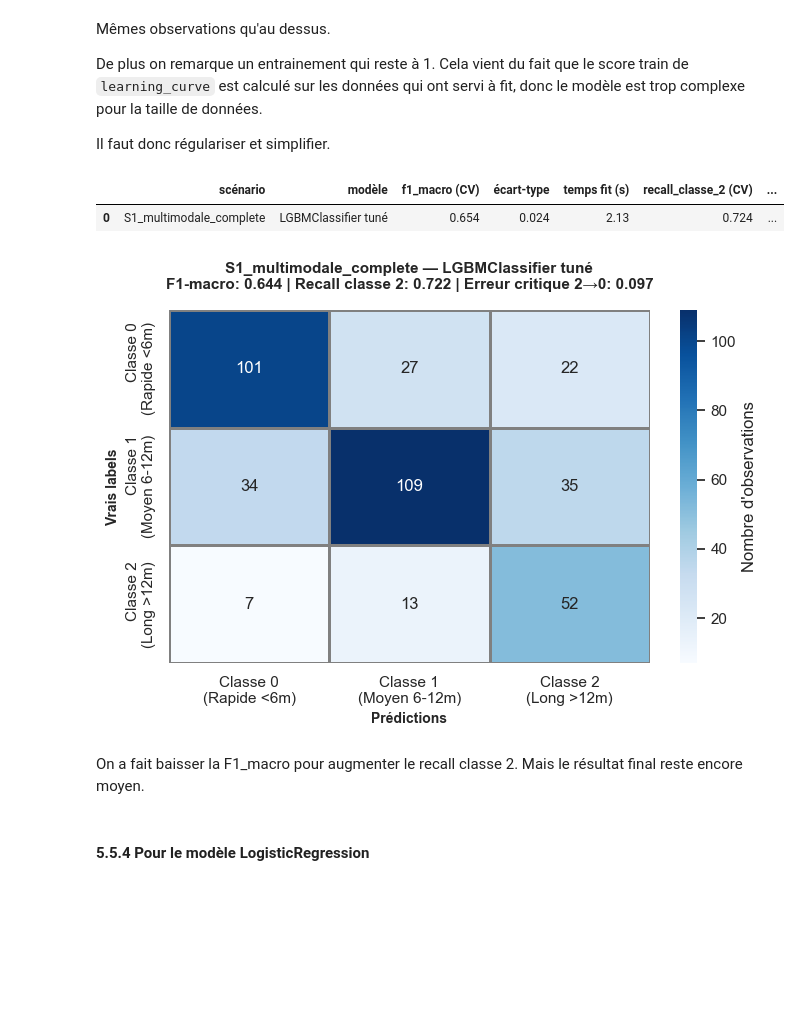
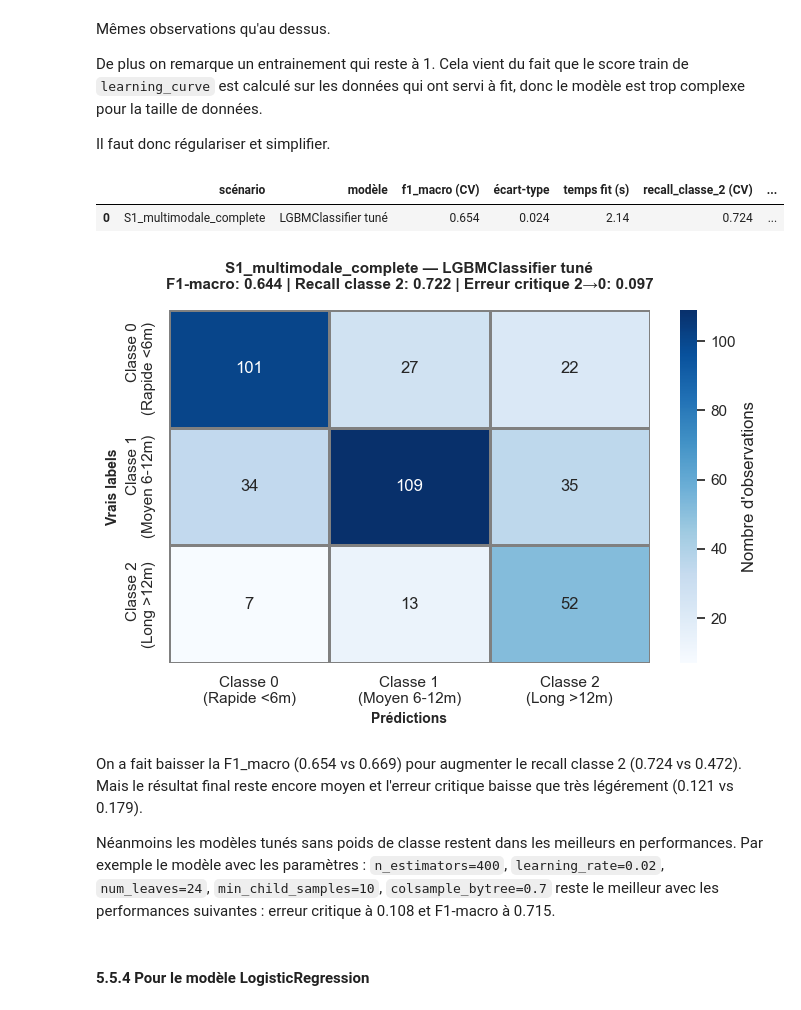
Before and after one commit to rbatos/Cas_usage_certif, a Jupyter notebook: notebooks/matrice-notebook-romain.ipynb, the cells around one changed output. Saved outputs shown, nothing was run; the diff lists cells and outputs as text; code cells hidden in the pictures; blank space fills up the shorter version.

```diff
--- a/notebooks/matrice-notebook-romain.ipynb
+++ b/notebooks/matrice-notebook-romain.ipynb
@@ -1563,13 +1555,13 @@ X_tr, X_val, y_tr, y_val = train_test_split(
 )
 
 # 2) Poids de classes + focus classe 2
-class_weights = {
+class_weights_rfc = {
     0: 1.0,   # Classe 0 : poids normal
     1: 1.0,   # Classe 1 : poids normal
     2: 3.0    # Classe 2 : poids 3x supérieur (à ajuster)
 }
 
-sample_weight_train = y_tr.map(class_weights).astype(float).values
+sample_weight_train = y_tr.map(class_weights_rfc).astype(float).values
 
 # Hyperparamètres réglés pour limiter le surapprentissage et mieux capter la classe 2.
 rfc_modele = RandomForestClassifier(
@@ -1582,7 +1574,7 @@ rfc_modele = RandomForestClassifier(
     bootstrap=True,             # Gardé à True (meilleure généralisation)
     random_state=RANDOM_STATE,
     n_jobs=-1,                  # Utilise tous les cœurs CPU
-    class_weight=class_weights  # Poids personnalisés
+    class_weight=class_weights_rfc  # Poids personnalisés
 )
 
 pipe_rfc = Pipeline([
@@ -1795,13 +1787,13 @@ X_tr, X_val, y_tr, y_val = train_test_split(
 )
 
 # 2) Poids de classes + focus classe 2
-class_weights = {
+class_weights_lgbm = {
     0: 1.0,   # Classe 0 : poids normal
     1: 1.0,   # Classe 1 : poids normal
     2: 3.0    # Classe 2 : poids 3x supérieur (à ajuster)
 }
 
-sample_weight_train = y_tr.map(class_weights).astype(float).values
+sample_weight_train = y_tr.map(class_weights_lgbm).astype(float).values
 
 # Hyperparamètres réglés pour limiter le surapprentissage et mieux capter la classe 2.
 modele_lgbm = LGBMClassifier(
@@ -1816,7 +1808,7 @@ modele_lgbm = LGBMClassifier(
     colsample_bytree=0.6,       # Sous-échantillonnage des colonnes (utile avec one-hot + tf-idf).
     reg_alpha=0.2,              # Régularisation L1 pour favoriser un modèle plus parcimonieux.
     reg_lambda=1.5,             # Régularisation L2 pour stabiliser les poids et lisser les décisions.
-    class_weight=class_weights,      # Surpondère la classe 2 pour réduire les faux négatifs critiques 2->0.
+    class_weight=class_weights_lgbm,      # Surpondère la classe 2 pour réduire les faux négatifs critiques 2->0.
     random_state=RANDOM_STATE,  # Rend les résultats reproductibles entre exécutions.
     n_jobs=-1,                  # Utilise tous les coeurs CPU disponibles pour accélérer le fit.
     verbosity=-1,               # Réduit les logs LightGBM pour garder une sortie notebook propre.
@@ -1867,37 +1859,40 @@ y_pred = pipe_lgbm.predict(X_val)
 conf_matrix = confusion_matrix(y_val, y_pred)
 
 # Affichage de la matrice
 fig, ax = plt.subplots(figsize=(7, 5))
 sns.heatmap(
     conf_matrix,
     annot=True,
     fmt="d",
     cmap="Blues",
     xticklabels=["Classe 0\n(Rapide <6m)", "Classe 1\n(Moyen 6-12m)", "Classe 2\n(Long >12m)"],
     yticklabels=["Classe 0\n(Rapide <6m)", "Classe 1\n(Moyen 6-12m)", "Classe 2\n(Long >12m)"],
     cbar_kws={"label": "Nombre d'observations"},
     ax=ax,
     linewidths=1,
     linecolor="gray"
 )
 ax.set_title(
     f"{'S1_multimodale_complete'} — {'LGBMClassifier tuné'}\nF1-macro: {f1_score(y_val, y_pred, average='macro'):.3f} | "
     f"Recall classe 2: {recall_class_2(y_val, y_pred):.3f} | "
     f"Erreur critique 2→0: {critical_error_2_to_0(y_val, y_pred):.3f}",
     fontsize=11,
     weight="bold",
     pad=15
 )
 ax.set_ylabel("Vrais labels", fontsize=10, weight="bold")
 ax.set_xlabel("Prédictions", fontsize=10, weight="bold")
 plt.tight_layout()
 plt.show()
 # %% [output]
 |  | scénario | modèle | f1_macro (CV) | écart-type | temps fit (s) | recall_classe_2 (CV) | ... |
-| 0 | S1_multimodale_complete | LGBMClassifier tuné | 0.654 | 0.024 | 2.13 | 0.724 | ... |
+| 0 | S1_multimodale_complete | LGBMClassifier tuné | 0.654 | 0.024 | 2.14 | 0.724 | ... |
 [figure]
 # %% [markdown]
-On a fait baisser la F1_macro pour augmenter le recall classe 2. Mais le résultat final reste encore moyen.
+On a fait baisser la F1_macro (0.654 vs 0.669) pour augmenter le recall classe 2 (0.724 vs 0.472). Mais le résultat final reste encore moyen et l'erreur critique baisse que très légérement (0.121 vs 0.179).
+
+Néanmoins les modèles tunés sans poids de classe restent dans les meilleurs en performances.
+Par exemple le modèle avec les paramètres : `n_estimators=400`, `learning_rate=0.02`, `num_leaves=24`, `min_child_samples=10`, `colsample_bytree=0.7` reste le meilleur avec les performances suivantes : erreur critique à 0.108 et F1-macro à 0.715.
 # %% [markdown]
 #### 5.5.4 Pour le modèle LogisticRegression
 # %%
```
Also changed, not shown: parts of 17 cells of this notebook, 1 other file.
